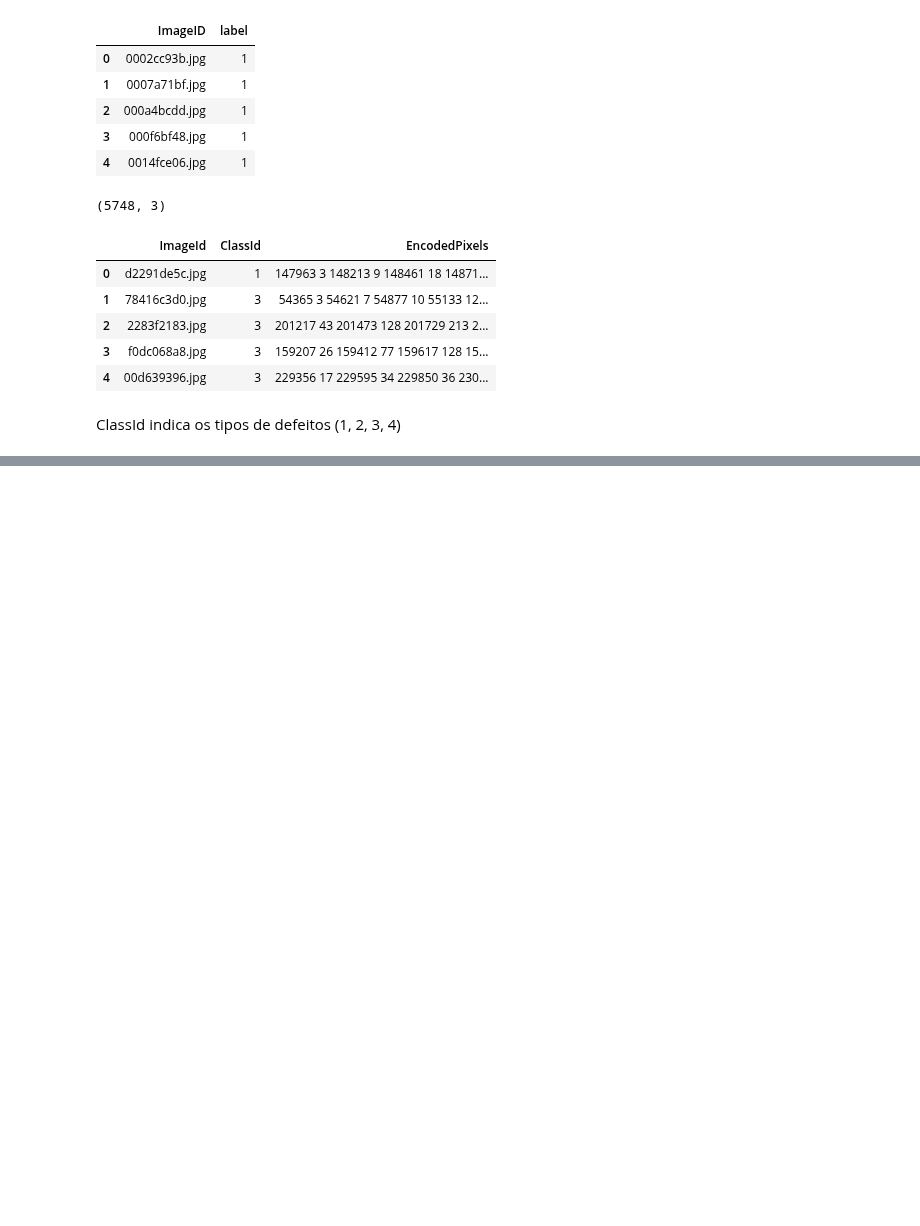
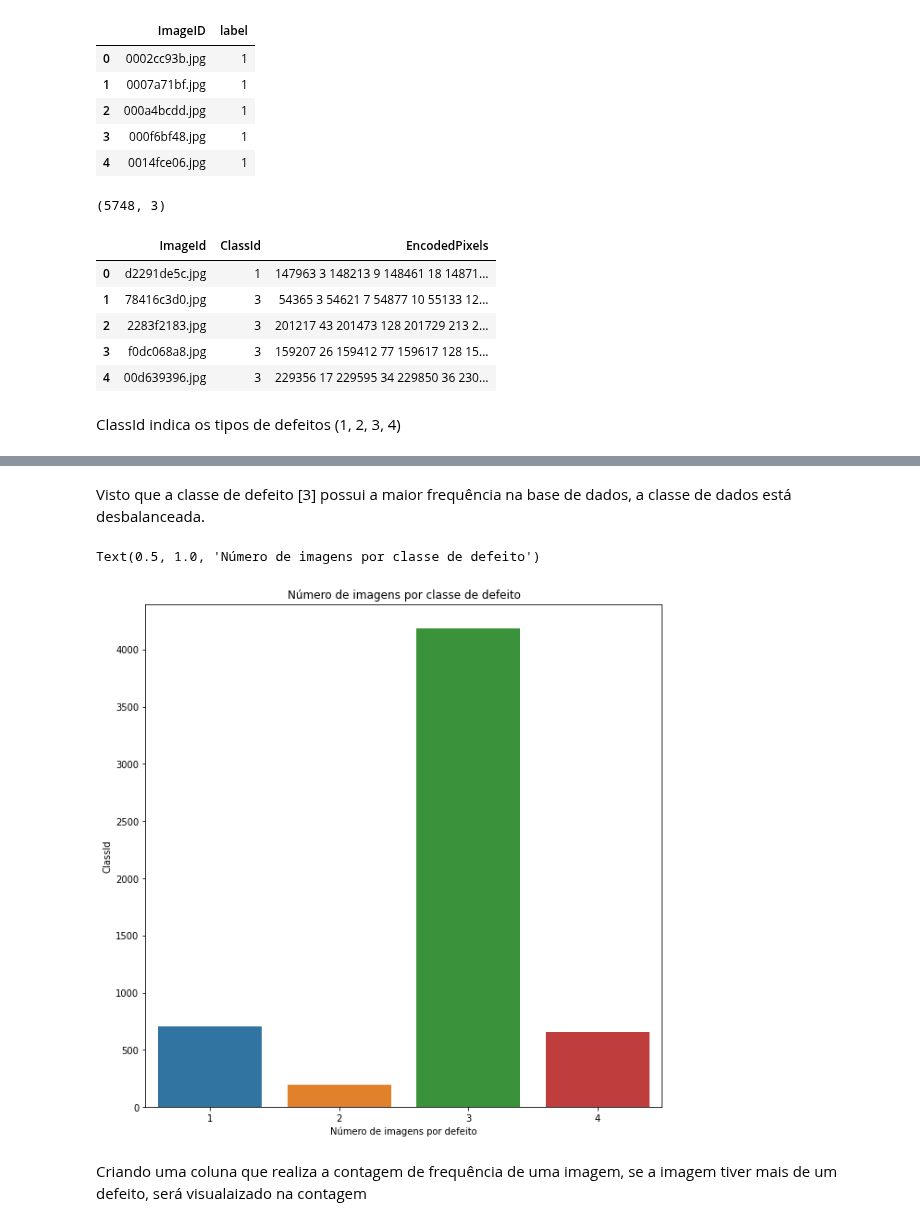
Before and after one commit to Vinicius-Luiz/ciencia_dados_para_empresas, a Jupyter notebook: DEPTO DE PRODUCAO E MANUTENCAO/departamento_manutencao.ipynb, the cells around one changed output, grey strips where cells are left out. Saved outputs shown, nothing was run; the diff lists cells and outputs as text; code cells hidden in the pictures; blank space fills up the shorter version.

```diff
--- a/DEPTO DE PRODUCAO E MANUTENCAO/departamento_manutencao.ipynb
+++ b/DEPTO DE PRODUCAO E MANUTENCAO/departamento_manutencao.ipynb
@@ -58,0 +75,13 @@ ClassId indica os tipos de defeitos (1, 2, 3, 4)
+# %% [markdown]
+Visto que a classe de defeito [3] possui a maior frequência na base de dados, a classe de dados está desbalanceada.
+# %%
+plt.figure(figsize = (10, 10))
+sns.countplot(x = defect_class_mask_df['ClassId'])
+plt.xlabel('Número de imagens por defeito')
+plt.ylabel('ClassId')
+plt.title('Número de imagens por classe de defeito')
+# %% [output]
+Text(0.5, 1.0, 'Número de imagens por classe de defeito')
+[figure, added]
+# %% [markdown]
+Criando uma coluna que realiza a contagem de frequência de uma imagem, se a imagem tiver mais de um defeito, será visualaizado na contagem
```
Also changed, not shown: parts of 59 cells of this notebook.
